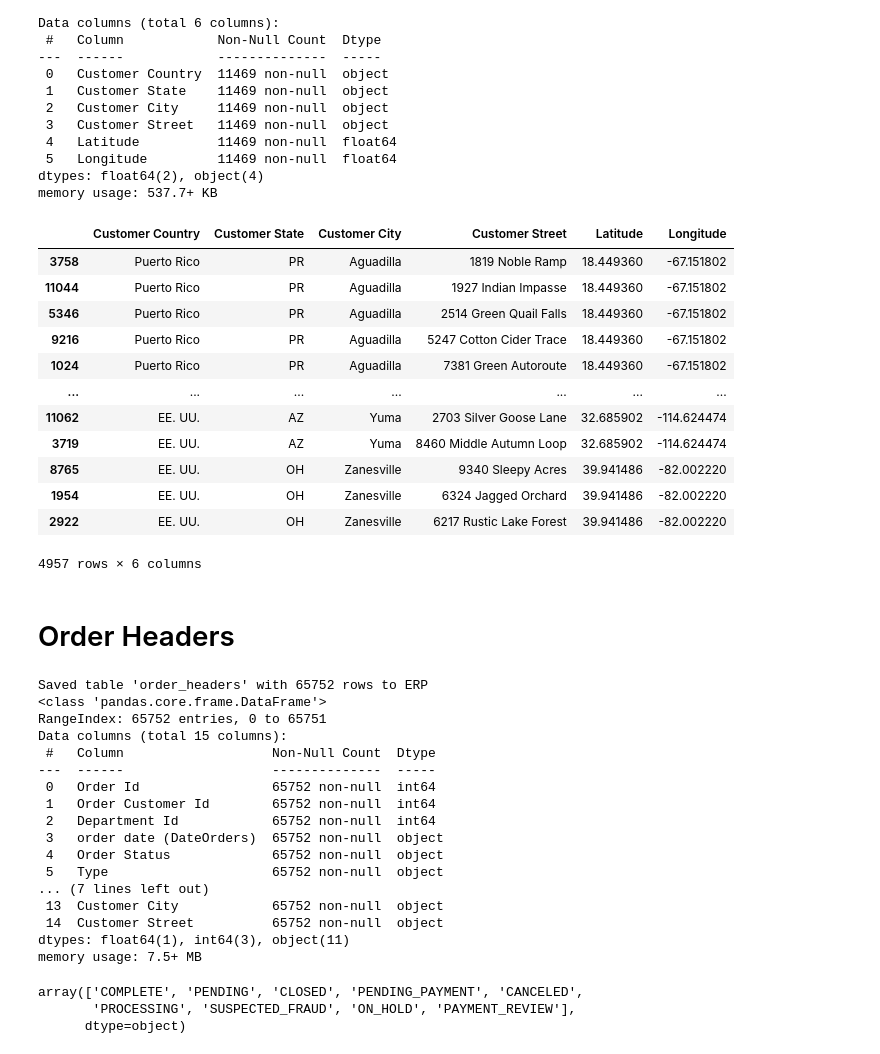
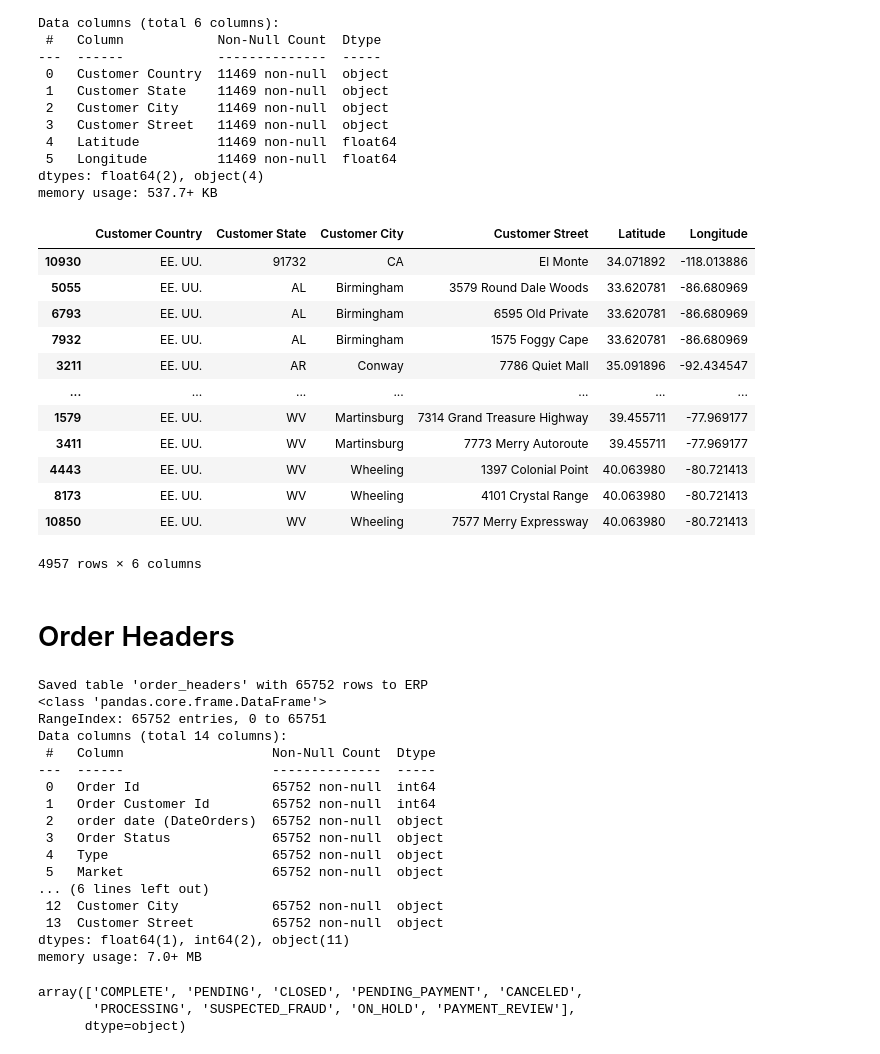
Before and after one commit to MohammadGhanaym/Sales-Logistics-Analytics-DWH, a Jupyter notebook: datasets/Simulate_CRM_ERP_Sources.ipynb, the cells around one changed output. Cells and saved outputs as stored; diff of their text form; code cells hidden in the pictures.

```diff
--- a/datasets/Simulate_CRM_ERP_Sources.ipynb
+++ b/datasets/Simulate_CRM_ERP_Sources.ipynb
@@ -280,20 +281,20 @@ Data columns (total 6 columns):
 dtypes: float64(2), object(4)
 memory usage: 537.7+ KB
 # %%
-store_locations_df[store_locations_df.duplicated(subset = ['Latitude', 'Longitude'], keep=False)].sort_values(by=['Customer City'])
+store_locations_df[store_locations_df.duplicated(subset = ['Latitude', 'Longitude'], keep=False)].sort_values(by=['Customer State', 'Customer City'])
 # %% [output]
 |  | Customer Country | Customer State | Customer City | Customer Street | Latitude | Longitude |
-| 3758 | Puerto Rico | PR | Aguadilla | 1819 Noble Ramp | 18.449360 | -67.151802 |
-| 11044 | Puerto Rico | PR | Aguadilla | 1927 Indian Impasse | 18.449360 | -67.151802 |
-| 5346 | Puerto Rico | PR | Aguadilla | 2514 Green Quail Falls | 18.449360 | -67.151802 |
-| 9216 | Puerto Rico | PR | Aguadilla | 5247 Cotton Cider Trace | 18.449360 | -67.151802 |
-| 1024 | Puerto Rico | PR | Aguadilla | 7381 Green Autoroute | 18.449360 | -67.151802 |
+| 10930 | EE. UU. | 91732 | CA | El Monte | 34.071892 | -118.013886 |
+| 5055 | EE. UU. | AL | Birmingham | 3579 Round Dale Woods | 33.620781 | -86.680969 |
+| 6793 | EE. UU. | AL | Birmingham | 6595 Old Private | 33.620781 | -86.680969 |
+| 7932 | EE. UU. | AL | Birmingham | 1575 Foggy Cape | 33.620781 | -86.680969 |
+| 3211 | EE. UU. | AR | Conway | 7786 Quiet Mall | 35.091896 | -92.434547 |
 | ... | ... | ... | ... | ... | ... | ... |
-| 11062 | EE. UU. | AZ | Yuma | 2703 Silver Goose Lane | 32.685902 | -114.624474 |
-| 3719 | EE. UU. | AZ | Yuma | 8460 Middle Autumn Loop | 32.685902 | -114.624474 |
-| 8765 | EE. UU. | OH | Zanesville | 9340 Sleepy Acres | 39.941486 | -82.002220 |
-| 1954 | EE. UU. | OH | Zanesville | 6324 Jagged Orchard | 39.941486 | -82.002220 |
-| 2922 | EE. UU. | OH | Zanesville | 6217 Rustic Lake Forest | 39.941486 | -82.002220 |
+| 1579 | EE. UU. | WV | Martinsburg | 7314 Grand Treasure Highway | 39.455711 | -77.969177 |
+| 3411 | EE. UU. | WV | Martinsburg | 7773 Merry Autoroute | 39.455711 | -77.969177 |
+| 4443 | EE. UU. | WV | Wheeling | 1397 Colonial Point | 40.063980 | -80.721413 |
+| 8173 | EE. UU. | WV | Wheeling | 4101 Crystal Range | 40.063980 | -80.721413 |
+| 10850 | EE. UU. | WV | Wheeling | 7577 Merry Expressway | 40.063980 | -80.721413 |
 4957 rows × 6 columns
 # %% [markdown]
 # Order Headers
@@ -302,7 +303,7 @@ store_locations_df[store_locations_df.duplicated(subset = ['Latitude', 'Longitud
 order_headers_df = create_table(
     df=df,
     cols = [
-            'Order Id', 'Order Customer Id', 'Department Id', 'order date (DateOrders)',
+            'Order Id', 'Order Customer Id', 'order date (DateOrders)',
             'Order Status', 'Type', 'Market', 'Order Region', 'Order Country', 'Order State', 'Order City',
             'Order Zipcode', 'Customer State', 'Customer City', 'Customer Street'],
     key = 'Order Id',
@@ -314,20 +315,20 @@ order_headers_df.info()
 Saved table 'order_headers' with 65752 rows to ERP
 <class 'pandas.core.frame.DataFrame'>
 RangeIndex: 65752 entries, 0 to 65751
-Data columns (total 15 columns):
+Data columns (total 14 columns):
  #   Column                   Non-Null Count  Dtype
 ---  ------                   --------------  -----
  0   Order Id                 65752 non-null  int64
  1   Order Customer Id        65752 non-null  int64
- 2   Department Id            65752 non-null  int64
- 3   order date (DateOrders)  65752 non-null  object
- 4   Order Status             65752 non-null  object
- 5   Type                     65752 non-null  object
-... (7 lines left out)
- 13  Customer City            65752 non-null  object
- 14  Customer Street          65752 non-null  object
-dtypes: float64(1), int64(3), object(11)
-memory usage: 7.5+ MB
+ 2   order date (DateOrders)  65752 non-null  object
+ 3   Order Status             65752 non-null  object
+ 4   Type                     65752 non-null  object
+ 5   Market                   65752 non-null  object
+... (6 lines left out)
+ 12  Customer City            65752 non-null  object
+ 13  Customer Street          65752 non-null  object
+dtypes: float64(1), int64(2), object(11)
+memory usage: 7.0+ MB
 # %%
 order_headers_df['Order Status'].unique()
 # %% [output]
```
Also changed, not shown: parts of 6 cells of this notebook, 5 other files.
